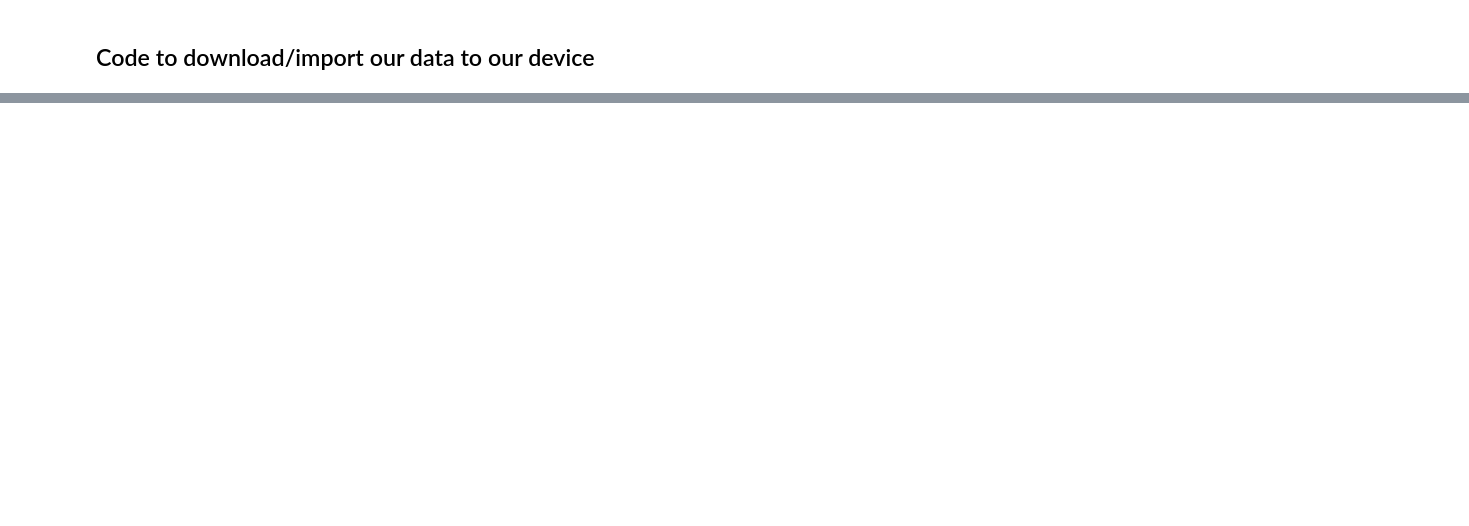
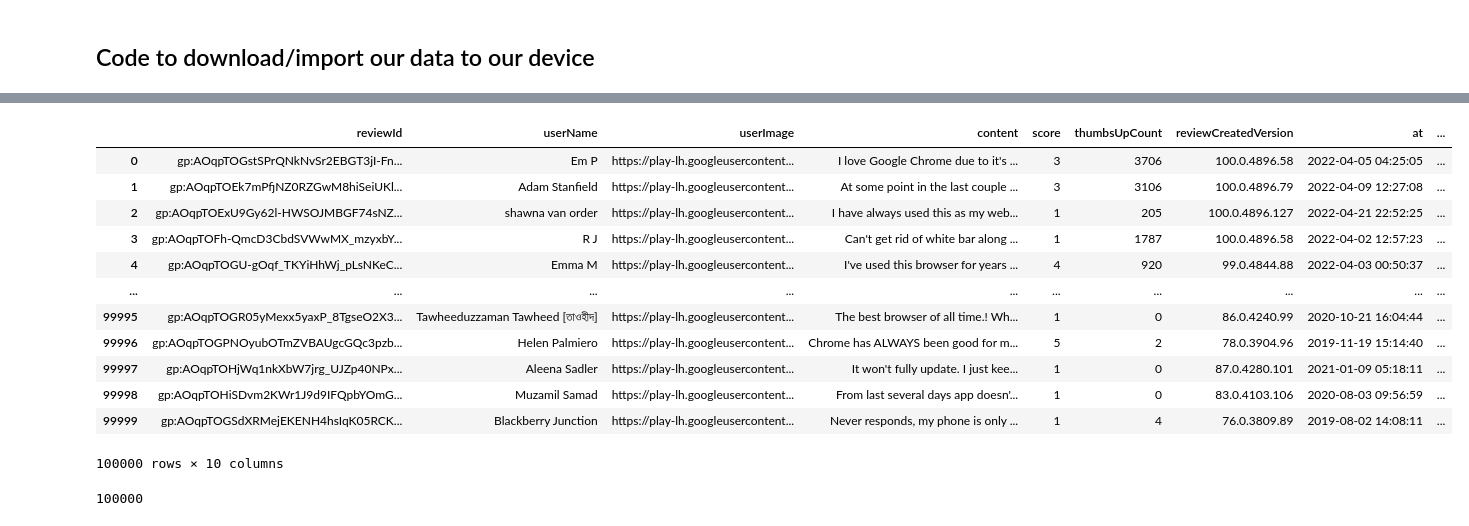
Before and after one commit to anilpankaj/Google-Chrome-Web-Browser-App-Review, a Jupyter notebook: Google_Chrome_WebBrowser_App_Review.ipynb, the cells around one changed output, grey strips where cells are left out. Drawn from its saved outputs; the diff is of its cells as text; code cells hidden in the pictures; blank space fills up the shorter version.

```diff
--- a/Google_Chrome_WebBrowser_App_Review.ipynb
+++ b/Google_Chrome_WebBrowser_App_Review.ipynb
@@ -59,0 +83,21 @@ data_scraped.to_csv("Google_Chrome_Browser.csv", index = False) #it's save the f
+# %%
+data = pd.read_csv (r'/content/Google_Chrome_Browser.csv', na_values = 'n/a')
+data
+# %% [output]
+|  | reviewId | userName | userImage | content | score | thumbsUpCount | reviewCreatedVersion | at | ... |
+| 0 | gp:AOqpTOGstSPrQNkNvSr2EBGT3jI-Fn... | Em P | https://play-lh.googleusercontent... | I love Google Chrome due to it's ... | 3 | 3706 | 100.0.4896.58 | 2022-04-05 04:25:05 | ... |
+| 1 | gp:AOqpTOEk7mPfjNZ0RZGwM8hiSeiUKl... | Adam Stanfield | https://play-lh.googleusercontent... | At some point in the last couple ... | 3 | 3106 | 100.0.4896.79 | 2022-04-09 12:27:08 | ... |
+| 2 | gp:AOqpTOExU9Gy62l-HWSOJMBGF74sNZ... | shawna van order | https://play-lh.googleusercontent... | I have always used this as my web... | 1 | 205 | 100.0.4896.127 | 2022-04-21 22:52:25 | ... |
+| 3 | gp:AOqpTOFh-QmcD3CbdSVWwMX_mzyxbY... | R J | https://play-lh.googleusercontent... | Can't get rid of white bar along ... | 1 | 1787 | 100.0.4896.58 | 2022-04-02 12:57:23 | ... |
+| 4 | gp:AOqpTOGU-gOqf_TKYiHhWj_pLsNKeC... | Emma M | https://play-lh.googleusercontent... | I've used this browser for years ... | 4 | 920 | 99.0.4844.88 | 2022-04-03 00:50:37 | ... |
+| ... | ... | ... | ... | ... | ... | ... | ... | ... | ... |
+| 99995 | gp:AOqpTOGR05yMexx5yaxP_8TgseO2X3... | Tawheeduzzaman Tawheed [তাওহীদ] | https://play-lh.googleusercontent... | The best browser of all time.! Wh... | 1 | 0 | 86.0.4240.99 | 2020-10-21 16:04:44 | ... |
+| 99996 | gp:AOqpTOGPNOyubOTmZVBAUgcGQc3pzb... | Helen Palmiero | https://play-lh.googleusercontent... | Chrome has ALWAYS been good for m... | 5 | 2 | 78.0.3904.96 | 2019-11-19 15:14:40 | ... |
+| 99997 | gp:AOqpTOHjWq1nkXbW7jrg_UJZp40NPx... | Aleena Sadler | https://play-lh.googleusercontent... | It won't fully update. I just kee... | 1 | 0 | 87.0.4280.101 | 2021-01-09 05:18:11 | ... |
+| 99998 | gp:AOqpTOHiSDvm2KWr1J9d9IFQpbYOmG... | Muzamil Samad | https://play-lh.googleusercontent... | From last several days app doesn'... | 1 | 0 | 83.0.4103.106 | 2020-08-03 09:56:59 | ... |
+| 99999 | gp:AOqpTOGSdXRMejEKENH4hsIqK05RCK... | Blackberry Junction | https://play-lh.googleusercontent... | Never responds, my phone is only ... | 1 | 4 | 76.0.3809.89 | 2019-08-02 14:08:11 | ... |
+100000 rows × 10 columns
+# %%
+print(len(data))
+# %% [output]
+100000
```
Also changed, not shown: parts of 26 cells of this notebook.
